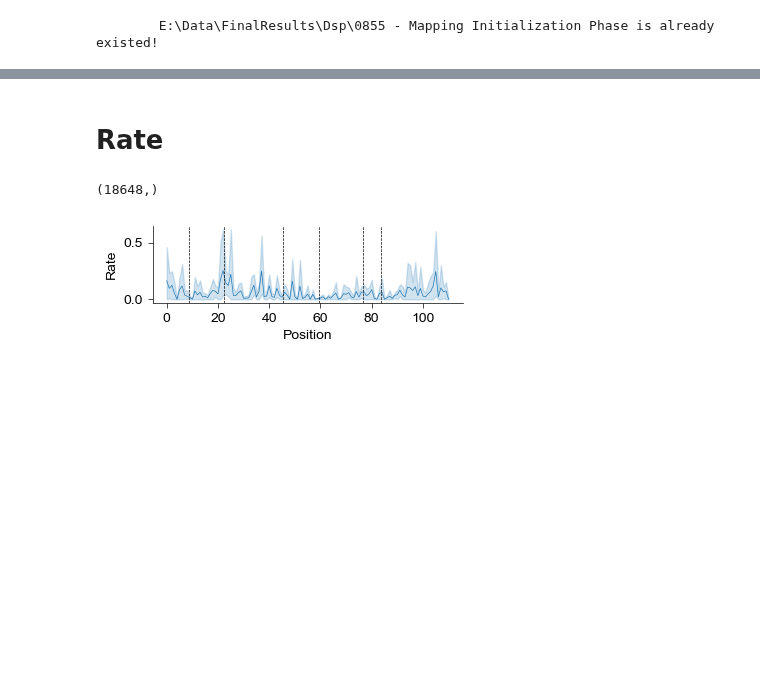
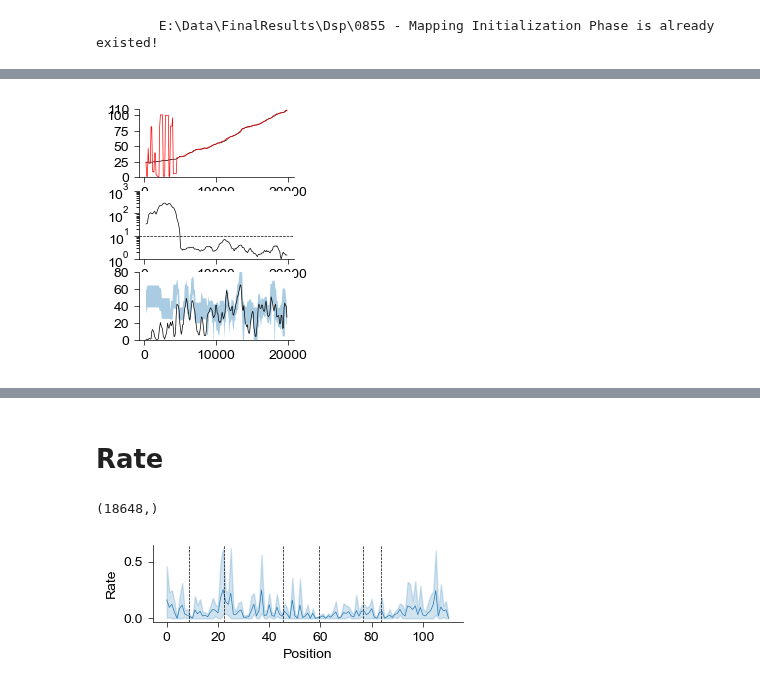
Before and after one commit to YAO-Shuyang/PlotFigures, a Jupyter notebook: NodeFigures/Fig0855 - Mapping Initialization Phase.ipynb.ipynb, the cells around one changed output, grey strips where cells are left out. Drawn from its saved outputs; the diff is of its cells as text; code cells hidden in the pictures; blank space fills up the shorter version.

```diff
--- a/NodeFigures/Fig0855 - Mapping Initialization Phase.ipynb.ipynb
+++ b/NodeFigures/Fig0855 - Mapping Initialization Phase.ipynb.ipynb
@@ -421,0 +437,92 @@ F_onewayResult(statistic=2.758481202269347, pvalue=0.04118044973027536)
+# %%
+for mouse in [10232]:
+    for route in range(1, 7):
+        for session in range(1):
+            save_dir = join(loc, "Lapwise Decode", f"{mouse} S{session}")
+            mkdir(save_dir)
+            with open(join(loc, "Mapping Data", f"{mouse} R{route} S{session}.pkl"), 'rb') as f:
+                saved_data = pickle.load(f)
+
+            targ_pos_old = S2F[saved_data['targ_pos_traj']]-1
+            speed_thre = np.zeros((144, 4))
+            for i in range(144):
+                idx = np.where(targ_pos_old == i)[0]
+                if idx.shape[0] < 5:
+                    speed_thre[i, :] = np.nan
+                else:
+                    mu, sigma = norm.fit(saved_data['targ_speed_traj'][idx])
+                    lower, upper = norm.ppf([0.025, 0.975], loc=mu, scale=sigma)
+                    speed_thre[i, :] = np.array([lower, mu, upper, sigma])
+
+            idx = np.where(np.isin(
+                saved_data['route_traj'], [1, 2, 3, 4, 5, 6]
+            ))[0]
+
+            for l in np.unique(saved_data['lap_traj']):
+
+                if l not in [19, 36]:
+                    continue
+
+                print(f"{mouse} R{route} S{session} Lap {l}")
+                idx = np.where(saved_data['lap_traj'] == l)[0]
+                t, x_true, x_pred, loss, speed, pos = (
+                    saved_data['time_traj'][idx],
+                    saved_data['x_true'][idx],
+                    saved_data['x_pred'][idx],
+                    saved_data['loss'][idx],
+                    saved_data['speed_traj'][idx],
+                    S2F[saved_data['pos_traj'][idx]]-1
+                )
+                ctrl_speed = speed_thre[pos, :]
+
+
+                fig, axes = plt.subplots(ncols=1, nrows=3, figsize=(2, 3))
+                ax1 = Clear_Axes(axes[0], close_spines=['top', 'right'], ifxticks=True, ifyticks=True)
+                ax1.plot(
+                    t,
+                    x_true,
+                    linewidth=0.5,
+                    color='k'
+                )
+                ax1.plot(
+                    t,
+                    x_pred,
+                    linewidth=0.5,
+                    color='red'
+                )
+                ax1.set_ylim(0, 110)
+                ax1.set_yticks([0, 25, 50, 75, 100, 110])
+
+                ax2 = Clear_Axes(axes[1], close_spines=['top', 'right'], ifxticks=True, ifyticks=True)
+                ax2.plot(
+                    t,
+                    loss,
+                    linewidth=0.5,
+                    color='k'
+                )
+                ax2.axhline(10, color='k', linewidth=0.5, ls='--')
+                ax2.semilogy()
+                ax2.set_ylim(1, 1000)
+
+                ax3 = Clear_Axes(axes[2], close_spines=['top', 'right'], ifxticks=True, ifyticks=True)
+                ax3.plot(
+                    t,
+                    speed,
+                    linewidth=0.5,
+                    color='k'
+                )
+                ax3.fill_between(
+                    t,
+                    y1=ctrl_speed[:, 0],
+                    y2=ctrl_speed[:, 2],
+                    edgecolor=None,
+                    facecolor=DSPPalette[0]
+                )
+                ax3.set_ylim(0, 80)
+                ax3.set_yticks([0, 20, 40, 60, 80])
+                plt.savefig(join(loc, f"Decoding Example-{mouse}-R{route}-S{session}-Lap{l}.png"), dpi=600)
+                plt.savefig(join(loc, f"Decoding Example-{mouse}-R{route}-S{session}-Lap{l}.svg"), dpi=600)
+                #plt.savefig(join(save_dir, f"R{route}-Lap{l}.png"), dpi=600)
+                #plt.savefig(join(save_dir, f"R{route}-Lap{l}.svg"), dpi=600)
+                plt.show()
+# %% [output]
@@ -421,0 +531 @@ F_onewayResult(statistic=2.758481202269347, pvalue=0.04118044973027536)
+[figure, added]
```
Also changed, not shown: parts of 13 cells of this notebook, 2 other files.
